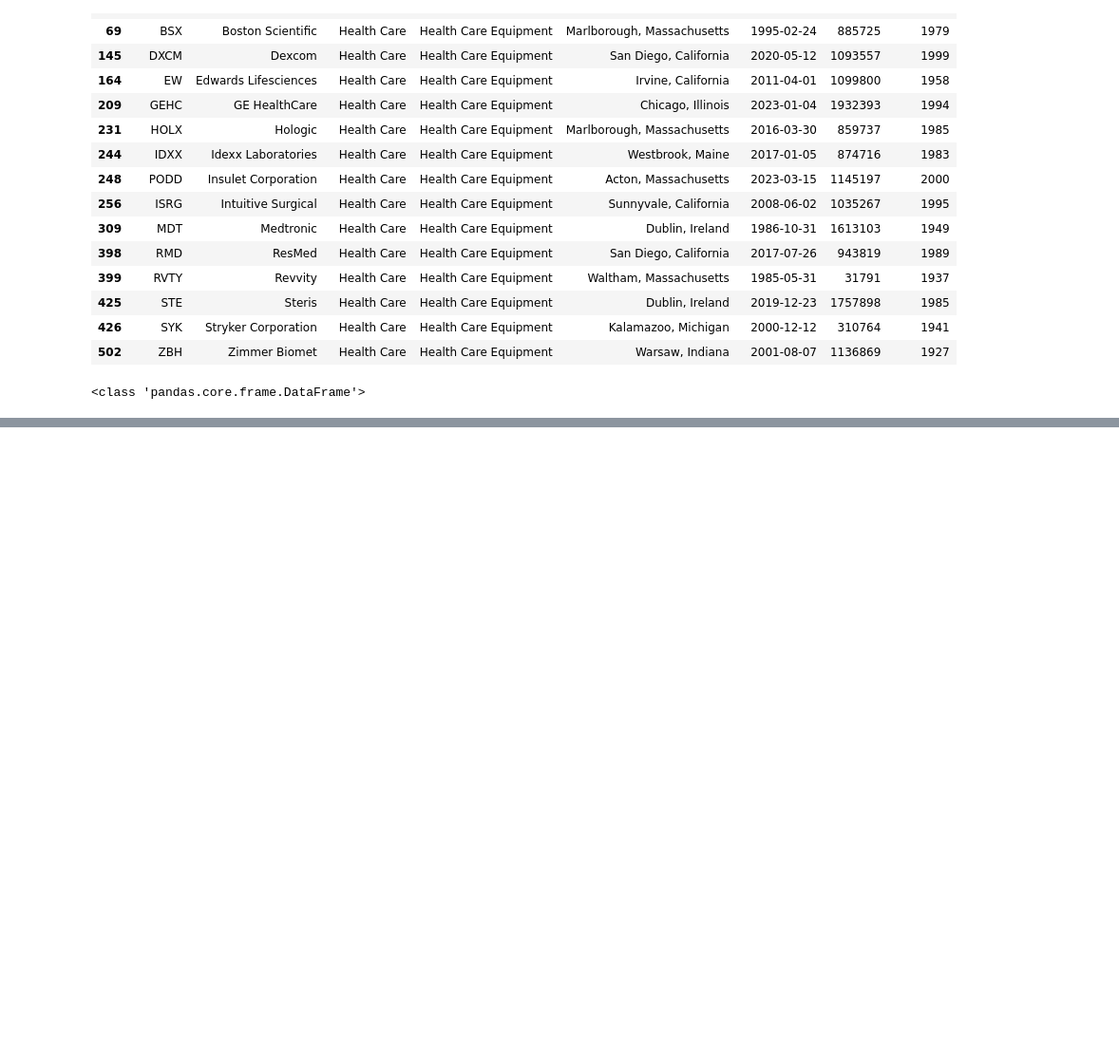
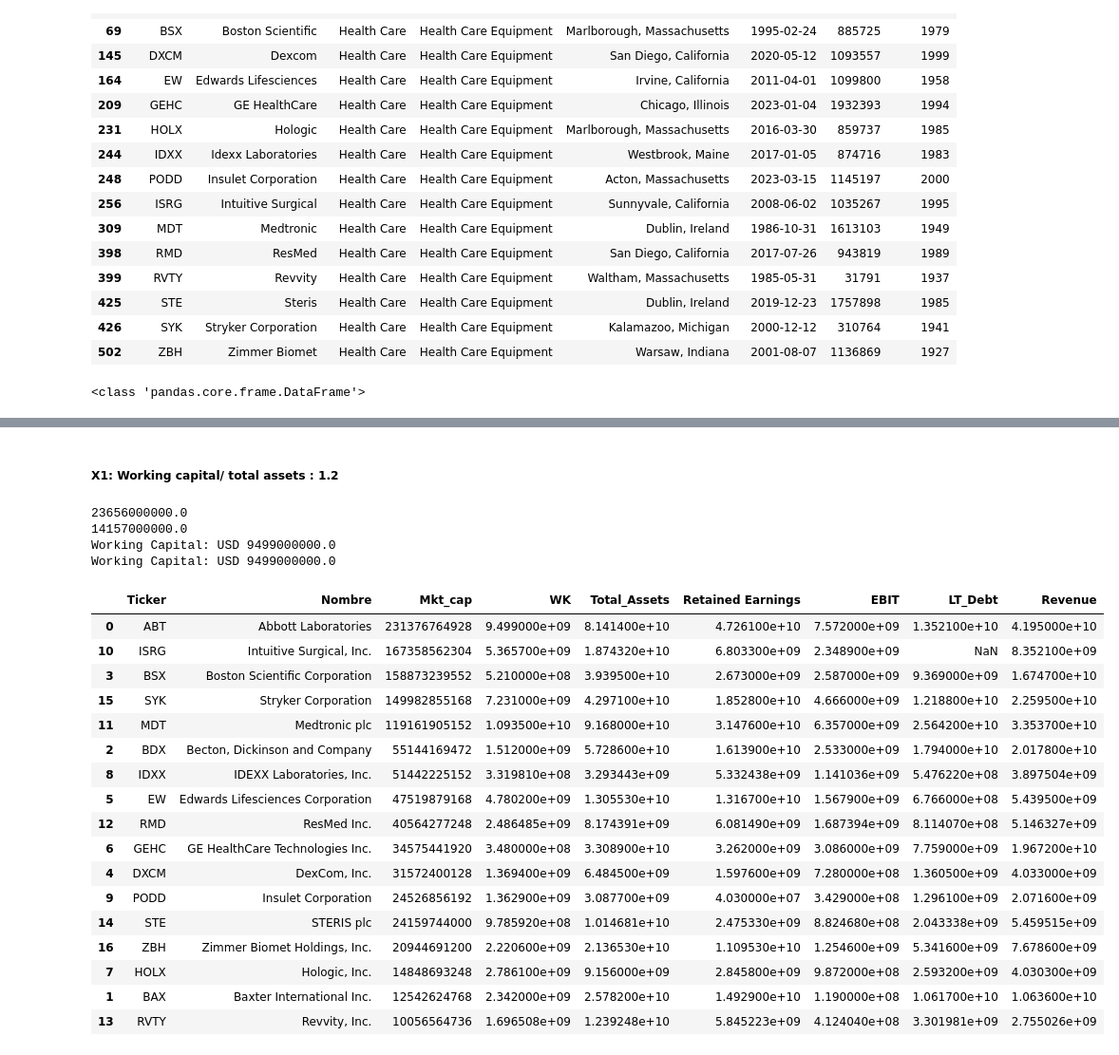
Before and after one commit to JoaquinTerrazas/python-aplicado-a-finanzas, a Jupyter notebook: code/04_altman_zcore_classification.ipynb, the cells around one changed output, grey strips where cells are left out. Shown at 95% size. Saved outputs shown, nothing was run; the diff lists cells and outputs as text; code cells hidden in the pictures; blank space fills up the shorter version.

```diff
--- a/code/04_altman_zcore_classification.ipynb
+++ b/code/04_altman_zcore_classification.ipynb
@@ -77,0 +96,3 @@ print(type(list_health_ss))
+# %%
+tickers_health_ss=list_health_ss["Symbol"].tolist()  #tomo la colummna symbol del dataframe y la convierto en  lista y la guardo en tickers_health_ss
+tickers_health_ss
@@ -77,0 +234,3 @@ print(type(list_health_ss))
+# %%
+ratios = {"Ticker":[],"Nombre":[],"Mkt_cap":[]} #Crea un diccionario con tres claves ("Ticker", "Nombre", "Mkt_cap") y listas vacías como valores.
+ratios                                          # Suele usarse para acumular datos por columnas y luego convertirlo a un DataFrame
@@ -77,0 +345,13 @@ print(type(list_health_ss))
+# %% [markdown]
+##### X1: Working capital/ total assets : 1.2
+# %%
+# Primera opcion
+print(yf.Ticker("ABT").balance_sheet.loc["Current Assets","2024-12-31"])
+print(yf.Ticker("ABT").balance_sheet.loc["Current Liabilities","2024-12-31"])
+print("Working Capital: USD",yf.Ticker("ABT").balance_sheet.loc["Current Assets","2024-12-31"]- yf.Ticker("ABT").balance_sheet.loc["Current Liabilities","2024-12-31"])
+print("Working Capital: USD",yf.Ticker("ABT").balance_sheet.loc["Working Capital", "2024-12-31"])
+# %% [output]
+23656000000.0
+14157000000.0
+Working Capital: USD 9499000000.0
+Working Capital: USD 9499000000.0
@@ -77,0 +360,35 @@ print(type(list_health_ss))
+# %%
+for i in tickers_health_ss:    # Recorre cada ticker
+    df=yf.Ticker(i)             # Crea el objeto Ticker de yfinance para ese símbolo
+    ratios["Ticker"].append(i)    # Agrega el ticker a la columna 'Ticker'
+    ratios["Nombre"].append(df.info["longName"])    # Agrega el nombre largo desde el dict df.info
+    ratios["Mkt_cap"].append(df.info["marketCap"])    # Agrega la capitalización bursátil (marketCap) desde df.info
+    ratios["WK"].append(df.balance_sheet.loc["Working Capital",df.balance_sheet.columns[0]])   # Agrega Working Capital desde el balance,  # Usa la 1ª columna (suele ser el período más reciente)
+    ratios["Total_Assets"].append(df.balance_sheet.loc["Total Assets",df.balance_sheet.columns[0]])  # Total de activos del último período
+    ratios["Retained Earnings"].append(df.balance_sheet.loc["Retained Earnings",df.balance_sheet.columns[0]])    # Utilidades retenidas del último período
+    ratios["EBIT"].append(df.income_stmt.loc["EBIT",df.income_stmt.columns[0]])  # EBIT desde el estado de resultados
+    ratios["LT_Debt"].append(df.balance_sheet.loc["Long Term Debt And Capital Lease Obligation",df.balance_sheet.columns[0]])   # 1ª columna (período más reciente)
+    ratios["Revenue"].append(df.income_stmt.loc["Total Revenue",df.income_stmt.columns[0]])
+
+ratios   # Muestra el diccionario ya llenado
+df_ratios=pd.DataFrame(ratios).sort_values(by="Mkt_cap", ascending=False)    # Crea DataFrame y ordena por Mkt_cap desc.
+df_ratios   # Muestra la tabla final
+# %% [output]
+|  | Ticker | Nombre | Mkt_cap | WK | Total_Assets | Retained Earnings | EBIT | LT_Debt | Revenue |
+| 0 | ABT | Abbott Laboratories | 231376764928 | 9.499000e+09 | 8.141400e+10 | 4.726100e+10 | 7.572000e+09 | 1.352100e+10 | 4.195000e+10 |
+| 10 | ISRG | Intuitive Surgical, Inc. | 167358562304 | 5.365700e+09 | 1.874320e+10 | 6.803300e+09 | 2.348900e+09 | NaN | 8.352100e+09 |
+| 3 | BSX | Boston Scientific Corporation | 158873239552 | 5.210000e+08 | 3.939500e+10 | 2.673000e+09 | 2.587000e+09 | 9.369000e+09 | 1.674700e+10 |
+| 15 | SYK | Stryker Corporation | 149982855168 | 7.231000e+09 | 4.297100e+10 | 1.852800e+10 | 4.666000e+09 | 1.218800e+10 | 2.259500e+10 |
+| 11 | MDT | Medtronic plc | 119161905152 | 1.093500e+10 | 9.168000e+10 | 3.147600e+10 | 6.357000e+09 | 2.564200e+10 | 3.353700e+10 |
+| 2 | BDX | Becton, Dickinson and Company | 55144169472 | 1.512000e+09 | 5.728600e+10 | 1.613900e+10 | 2.533000e+09 | 1.794000e+10 | 2.017800e+10 |
+| 8 | IDXX | IDEXX Laboratories, Inc. | 51442225152 | 3.319810e+08 | 3.293443e+09 | 5.332438e+09 | 1.141036e+09 | 5.476220e+08 | 3.897504e+09 |
+| 5 | EW | Edwards Lifesciences Corporation | 47519879168 | 4.780200e+09 | 1.305530e+10 | 1.316700e+10 | 1.567900e+09 | 6.766000e+08 | 5.439500e+09 |
+| 12 | RMD | ResMed Inc. | 40564277248 | 2.486485e+09 | 8.174391e+09 | 6.081490e+09 | 1.687394e+09 | 8.114070e+08 | 5.146327e+09 |
+| 6 | GEHC | GE HealthCare Technologies Inc. | 34575441920 | 3.480000e+08 | 3.308900e+10 | 3.262000e+09 | 3.086000e+09 | 7.759000e+09 | 1.967200e+10 |
+| 4 | DXCM | DexCom, Inc. | 31572400128 | 1.369400e+09 | 6.484500e+09 | 1.597600e+09 | 7.280000e+08 | 1.360500e+09 | 4.033000e+09 |
+| 9 | PODD | Insulet Corporation | 24526856192 | 1.362900e+09 | 3.087700e+09 | 4.030000e+07 | 3.429000e+08 | 1.296100e+09 | 2.071600e+09 |
+| 14 | STE | STERIS plc | 24159744000 | 9.785920e+08 | 1.014681e+10 | 2.475330e+09 | 8.824680e+08 | 2.043338e+09 | 5.459515e+09 |
+| 16 | ZBH | Zimmer Biomet Holdings, Inc. | 20944691200 | 2.220600e+09 | 2.136530e+10 | 1.109530e+10 | 1.254600e+09 | 5.341600e+09 | 7.678600e+09 |
+| 7 | HOLX | Hologic, Inc. | 14848693248 | 2.786100e+09 | 9.156000e+09 | 2.845800e+09 | 9.872000e+08 | 2.593200e+09 | 4.030300e+09 |
+| 1 | BAX | Baxter International Inc. | 12542624768 | 2.342000e+09 | 2.578200e+10 | 1.492900e+10 | 1.190000e+08 | 1.061700e+10 | 1.063600e+10 |
+| 13 | RVTY | Revvity, Inc. | 10056564736 | 1.696508e+09 | 1.239248e+10 | 5.845223e+09 | 4.124040e+08 | 3.301981e+09 | 2.755026e+09 |
```
Also changed, not shown: parts of 28 cells of this notebook, 1 other file.
